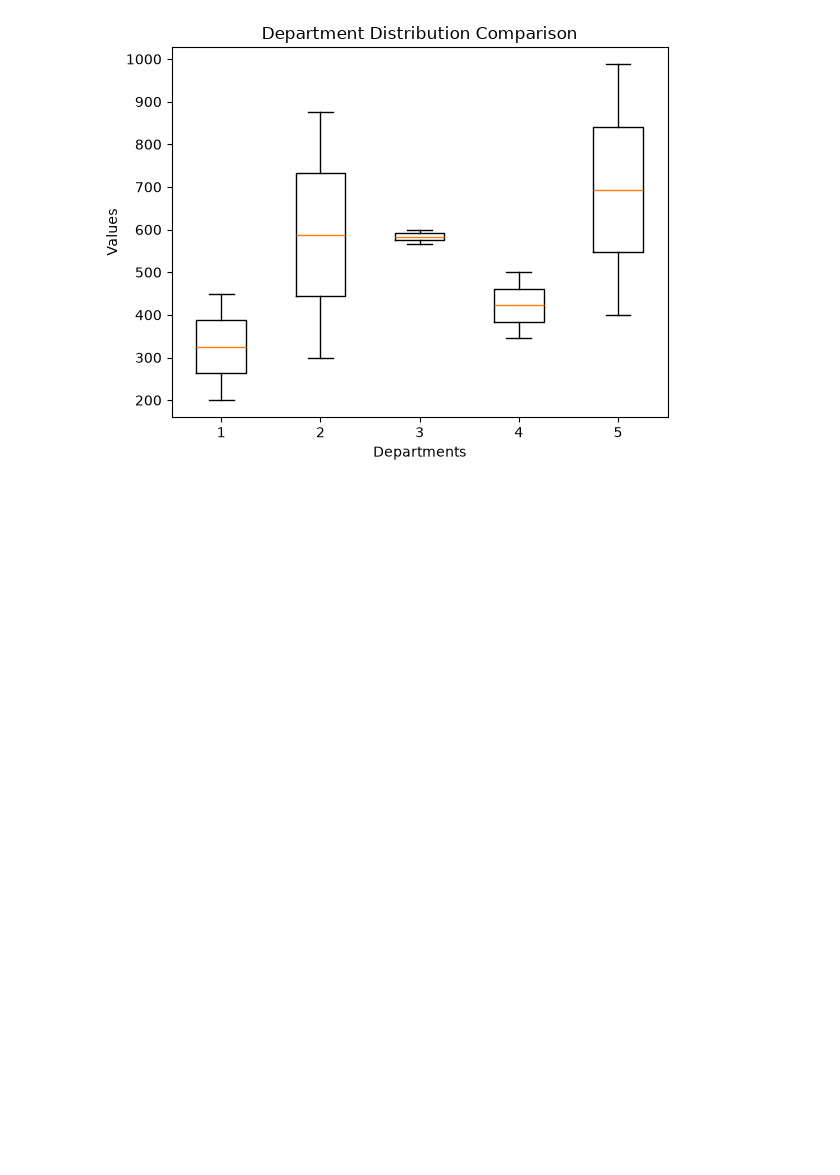
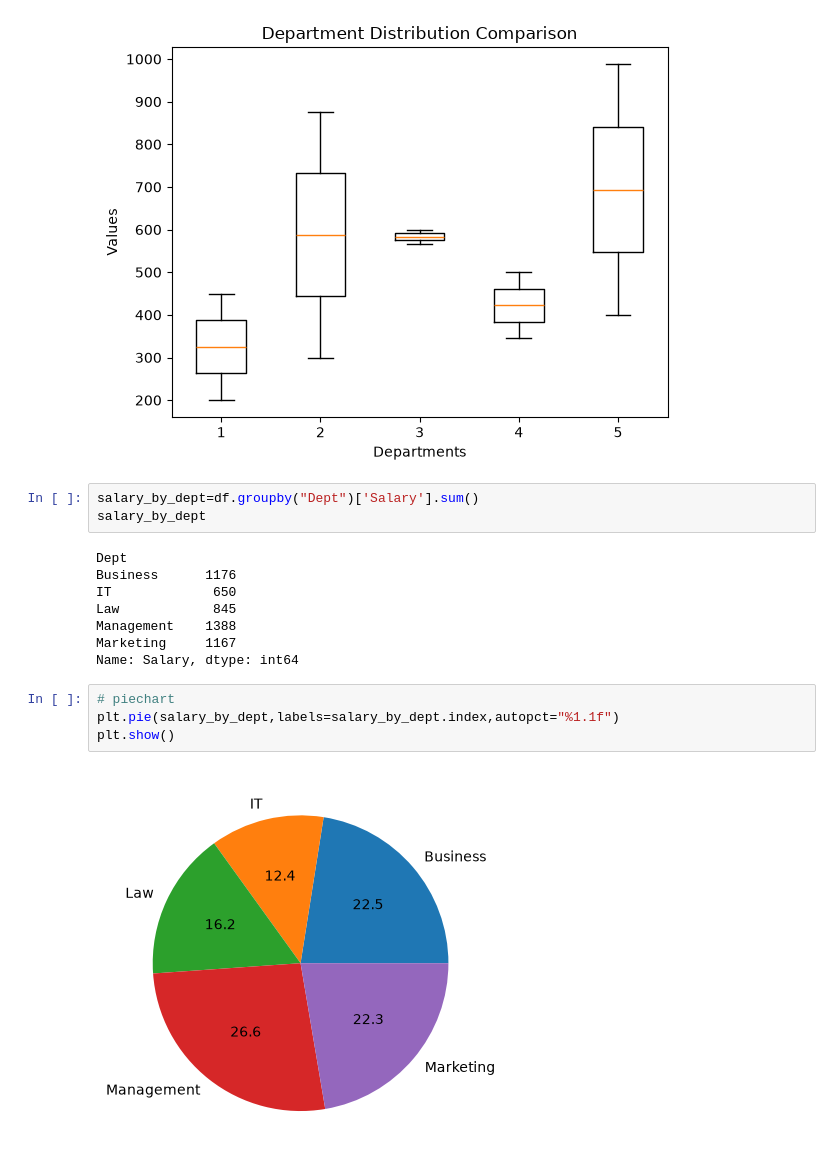
Before and after one commit to bonssss/data-analytics-journey, a Jupyter notebook: python_for_analyst/matplotlib.ipynb, the cells around one changed output. Saved outputs shown, nothing was run; the diff lists cells and outputs as text; blank space fills up the shorter version.

Commit message:
Added 2 numeric values with sigle category values pie chart and scatter

```diff
--- a/python_for_analyst/matplotlib.ipynb
+++ b/python_for_analyst/matplotlib.ipynb
@@ -251,3 +251,20 @@ plt.ylabel("Values")
 plt.show()
 # %% [output]
 [figure]
+# %%
+salary_by_dept=df.groupby("Dept")['Salary'].sum()
+salary_by_dept
+# %% [output]
+Dept
+Business      1176
+IT             650
+Law            845
+Management    1388
+Marketing     1167
+Name: Salary, dtype: int64
+# %%
+# piechart
+plt.pie(salary_by_dept,labels=salary_by_dept.index,autopct="%1.1f")
+plt.show()
+# %% [output]
+[figure, added]
```
Also changed, not shown: parts of 1 cell of this notebook.
